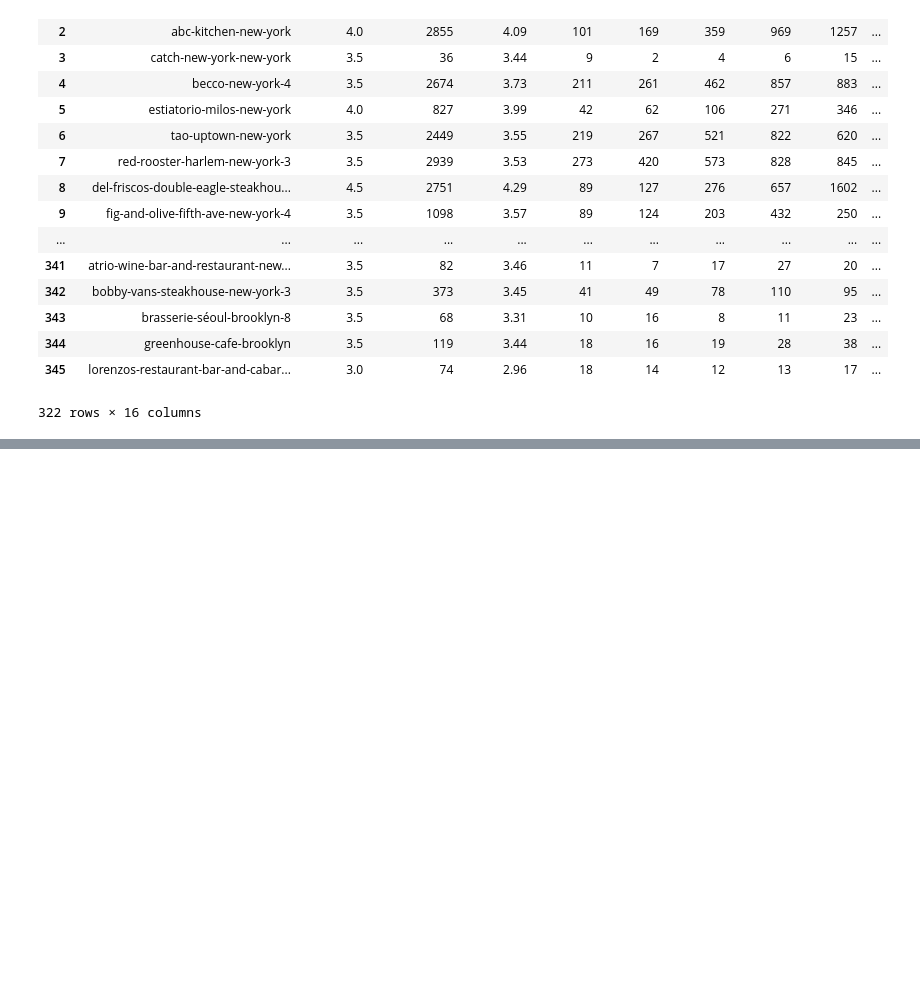
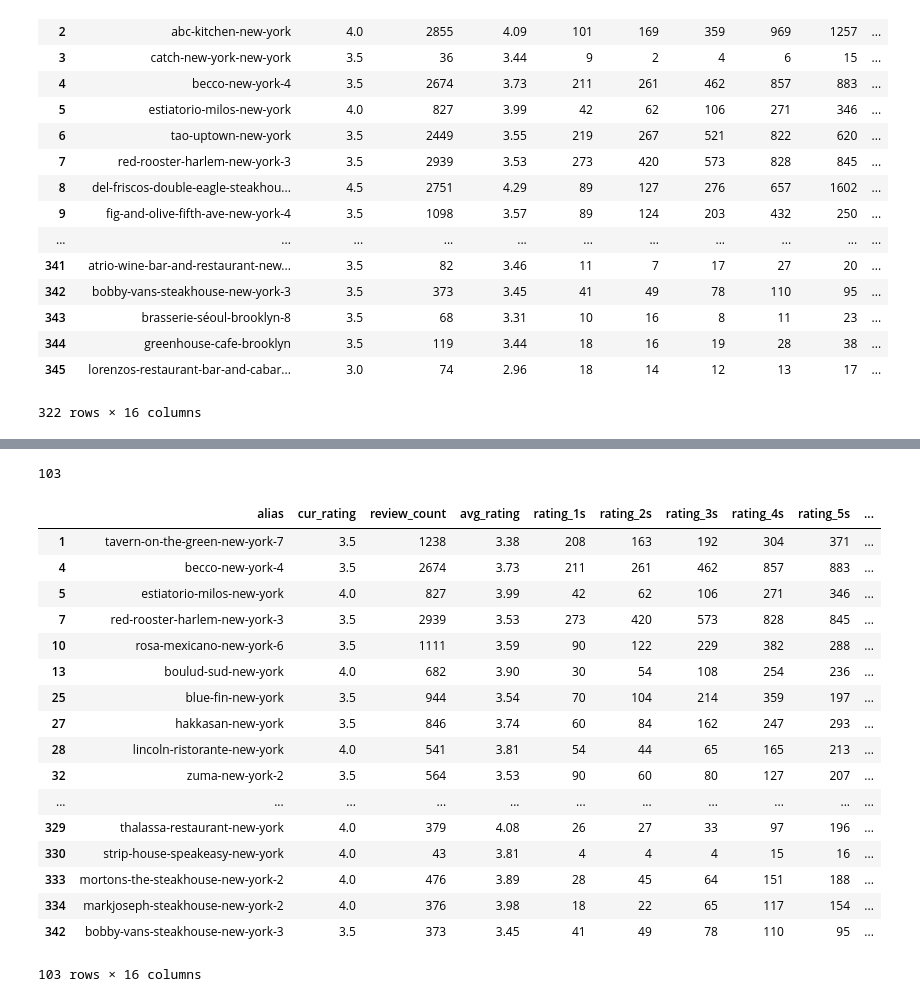
Before and after one commit to ctc316/NYC_RstWeek, a Jupyter notebook: analysis.ipynb, the cells around one changed output, grey strips where cells are left out. Drawn from its saved outputs; the diff is of its cells as text; code cells hidden in the pictures; blank space fills up the shorter version.

```diff
--- a/analysis.ipynb
+++ b/analysis.ipynb
@@ -130,0 +156,24 @@ display(review_analysis)
+# %%
+better = analysis[(analysis['rw_review_count'] != 0) & (analysis['rw_avg_rating'] - analysis['avg_rating'] >= 0.25)]
+print(better.shape[0])
+display(better)
+# %% [output]
+103
+|  | alias | cur_rating | review_count | avg_rating | rating_1s | rating_2s | rating_3s | rating_4s | rating_5s | ... |
+| 1 | tavern-on-the-green-new-york-7 | 3.5 | 1238 | 3.38 | 208 | 163 | 192 | 304 | 371 | ... |
+| 4 | becco-new-york-4 | 3.5 | 2674 | 3.73 | 211 | 261 | 462 | 857 | 883 | ... |
+| 5 | estiatorio-milos-new-york | 4.0 | 827 | 3.99 | 42 | 62 | 106 | 271 | 346 | ... |
+| 7 | red-rooster-harlem-new-york-3 | 3.5 | 2939 | 3.53 | 273 | 420 | 573 | 828 | 845 | ... |
+| 10 | rosa-mexicano-new-york-6 | 3.5 | 1111 | 3.59 | 90 | 122 | 229 | 382 | 288 | ... |
+| 13 | boulud-sud-new-york | 4.0 | 682 | 3.90 | 30 | 54 | 108 | 254 | 236 | ... |
+| 25 | blue-fin-new-york | 3.5 | 944 | 3.54 | 70 | 104 | 214 | 359 | 197 | ... |
+| 27 | hakkasan-new-york | 3.5 | 846 | 3.74 | 60 | 84 | 162 | 247 | 293 | ... |
+| 28 | lincoln-ristorante-new-york | 4.0 | 541 | 3.81 | 54 | 44 | 65 | 165 | 213 | ... |
+| 32 | zuma-new-york-2 | 3.5 | 564 | 3.53 | 90 | 60 | 80 | 127 | 207 | ... |
+| ... | ... | ... | ... | ... | ... | ... | ... | ... | ... | ... |
+| 329 | thalassa-restaurant-new-york | 4.0 | 379 | 4.08 | 26 | 27 | 33 | 97 | 196 | ... |
+| 330 | strip-house-speakeasy-new-york | 4.0 | 43 | 3.81 | 4 | 4 | 4 | 15 | 16 | ... |
+| 333 | mortons-the-steakhouse-new-york-2 | 4.0 | 476 | 3.89 | 28 | 45 | 64 | 151 | 188 | ... |
+| 334 | markjoseph-steakhouse-new-york-2 | 4.0 | 376 | 3.98 | 18 | 22 | 65 | 117 | 154 | ... |
+| 342 | bobby-vans-steakhouse-new-york-3 | 3.5 | 373 | 3.45 | 41 | 49 | 78 | 110 | 95 | ... |
+103 rows × 16 columns
```
Also changed, not shown: parts of 6 cells of this notebook, 2 other files.
